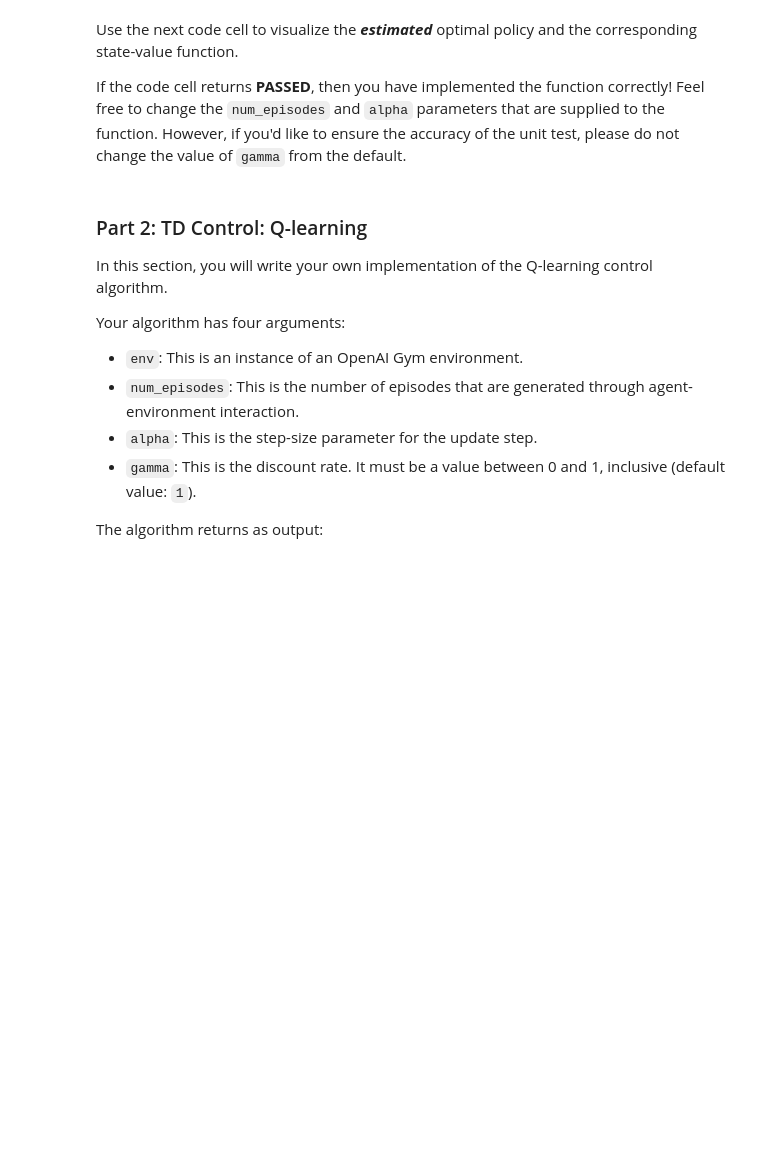
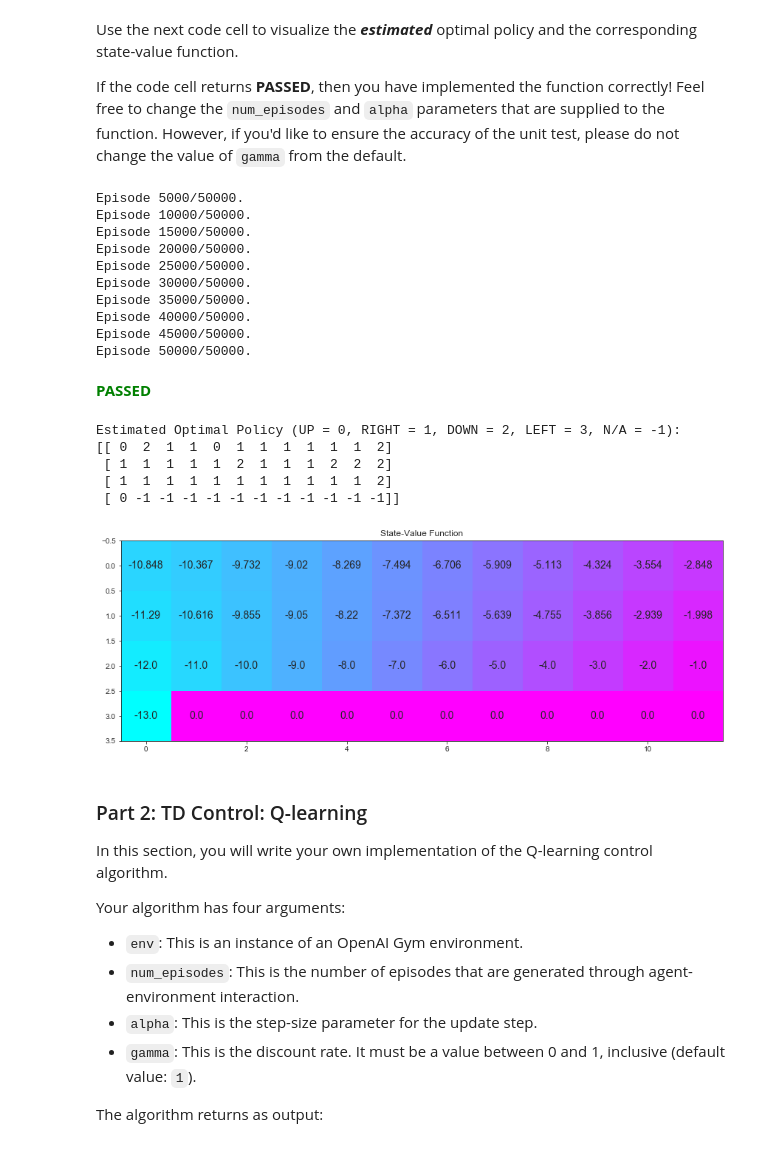
Before and after one commit to toebgen/deep-reinforcement-learning, a Jupyter notebook: temporal-difference/Temporal_Difference.ipynb, the cells around one changed output. Cells and saved outputs as stored; diff of their text form; code cells hidden in the pictures; blank space fills up the shorter version.

Commit message:
TD Part 1 (Sarsa): Fixed call of env.reset(), number of episodes and alpha.

```diff
--- a/temporal-difference/Temporal_Difference.ipynb
+++ b/temporal-difference/Temporal_Difference.ipynb
@@ -80,0 +100,5 @@ Please complete the function in the code cell below.
+# %%
+# TODO Delete!
+nA = 4
+for i in range(10):
+    print(random.randint(0, nA-1))
@@ -81,11 +116,11 @@ Please complete the function in the code cell below.
 # %%
-def monitor_progress(i_episode, num_episodes, no_notifications=20):
+def monitor_progress(i_episode, num_episodes, no_notifications=10):
     if i_episode % (num_episodes/no_notifications) == 0:
             print("\rEpisode {}/{}.\n".format(i_episode, num_episodes), end="")
             sys.stdout.flush()
 
 
-def decayed_epsilon(i, num_episodes, start=1.0, end=0.1, fixed_after=0.8):
+def decayed_epsilon(i, num_episodes, start=1.0, end=0.01, fixed_after=0.9):
     epsilon_fixed_after_episodes = fixed_after*num_episodes
     if i < epsilon_fixed_after_episodes:
         epsilon_i = start - i*(start - end)/epsilon_fixed_after_episodes
@@ -101,7 +136,7 @@ def eps_greedy_action(Q, state, nA, eps):
     and with probability 1-eps the greedy action is chosen.
     """
     random_number = random.random()  # between 0.0 and 1.0
-    if random_number < eps:
+    if random_number <= eps:
         # select a random action w probability eps
         return random.randint(0, nA-1)
     else:
@@ -120,9 +155,8 @@ def update_Q_sarsa(alpha, gamma, Q, state, action, reward, next_state=None, next
     else:
         Q_next = Q[next_state][next_action]
 
-    alternative_Q_estimate = reward + gamma*Q_next
-
-    updated_Q = current_Q_estimate + alpha * (alternative_Q_estimate - current_Q_estimate)
+    alternative_Q_estimate = reward + (gamma*Q_next)
+    updated_Q = current_Q_estimate + (alpha * (alternative_Q_estimate - current_Q_estimate))
 
     return updated_Q
 # %%
@@ -132,23 +166,20 @@ def sarsa(env, num_episodes, alpha, gamma=1.0):
     Q = defaultdict(lambda: np.zeros(nA))
     # print('nA =', nA)
 
-    state = env.reset()
-    print('state =', state)
-
-    env.render()
-
     # loop over episodes
     for i_episode in range(1, num_episodes+1):
         monitor_progress(i_episode, num_episodes)
 
-        eps = decayed_epsilon(i_episode, num_episodes)
-        # print('eps = ', eps)
+        state = env.reset()
+        #print('state =', state)
+        #env.render()
+
+        # eps = decayed_epsilon(i_episode, num_episodes)
+        eps = 1.0 / i_episode
 
         # Choose action A0 using policy derived from Q (e.g., ε-greedy)
         action = eps_greedy_action(Q, state, nA, eps)
         #print('action =', action)
-
-        t = 0
 
         while True:
             # Take action A_t and observe R_t+1 , S_t+1
@@ -171,7 +202,7 @@ def sarsa(env, num_episodes, alpha, gamma=1.0):
 
             else:
 
-                next_action = eps_greedy_action(Q, state, nA, eps)
+                next_action = eps_greedy_action(Q, S_t1, nA, eps)
                 # Q-Update:
                 Q[state][action] = update_Q_sarsa(alpha,
                                                   gamma,
@@ -179,10 +210,10 @@ def sarsa(env, num_episodes, alpha, gamma=1.0):
                                                   state,
                                                   action,
                                                   R_t1,
-                                                  next_state=S_t1,
-                                                  next_action=next_action)
+                                                  S_t1,
+                                                  next_action)
                 state = S_t1
                 action = next_action
 
-    pprint.pprint(Q)
+    #pprint.pprint(Q)
     return Q
@@ -192,17 +225,35 @@ Use the next code cell to visualize the **_estimated_** optimal policy and the c
 If the code cell returns **PASSED**, then you have implemented the function correctly!  Feel free to change the `num_episodes` and `alpha` parameters that are supplied to the function.  However, if you'd like to ensure the accuracy of the unit test, please do not change the value of `gamma` from the default.
 # %%
 # obtain the estimated optimal policy and corresponding action-value function
-Q_sarsa = sarsa(env, 5000, .01)
+Q_sarsa = sarsa(env, 50000, .005)
 
 # print the estimated optimal policy
 policy_sarsa = np.array([np.argmax(Q_sarsa[key]) if key in Q_sarsa else -1 for key in np.arange(48)]).reshape(4,12)
 check_test.run_check('td_control_check', policy_sarsa)
 print("\nEstimated Optimal Policy (UP = 0, RIGHT = 1, DOWN = 2, LEFT = 3, N/A = -1):")
 print(policy_sarsa)
 
 # plot the estimated optimal state-value function
 V_sarsa = ([np.max(Q_sarsa[key]) if key in Q_sarsa else 0 for key in np.arange(48)])
 plot_values(V_sarsa)
+# %% [output]
+Episode 5000/50000.
+Episode 10000/50000.
+Episode 15000/50000.
+Episode 20000/50000.
+Episode 25000/50000.
+Episode 30000/50000.
+Episode 35000/50000.
+Episode 40000/50000.
+Episode 45000/50000.
+Episode 50000/50000.
+**<span style="color: green;">PASSED</span>**
+Estimated Optimal Policy (UP = 0, RIGHT = 1, DOWN = 2, LEFT = 3, N/A = -1):
+[[ 0  2  1  1  0  1  1  1  1  1  1  2]
+ [ 1  1  1  1  1  2  1  1  1  2  2  2]
+ [ 1  1  1  1  1  1  1  1  1  1  1  2]
+ [ 0 -1 -1 -1 -1 -1 -1 -1 -1 -1 -1 -1]]
+[figure, added]
 # %% [markdown]
 ### Part 2: TD Control: Q-learning
 
```
Also changed, not shown: parts of 5 cells of this notebook.
